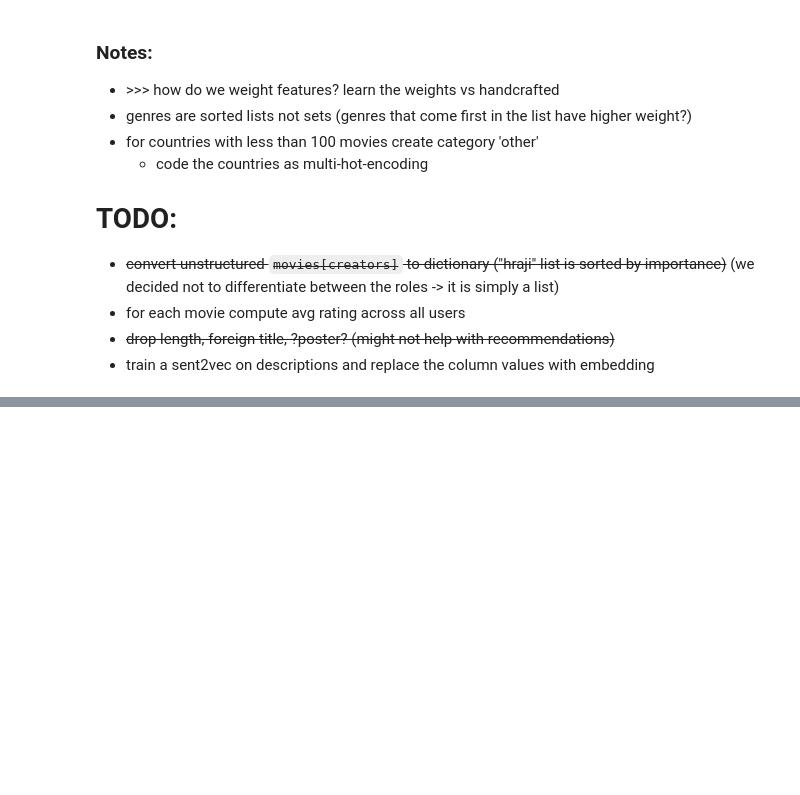
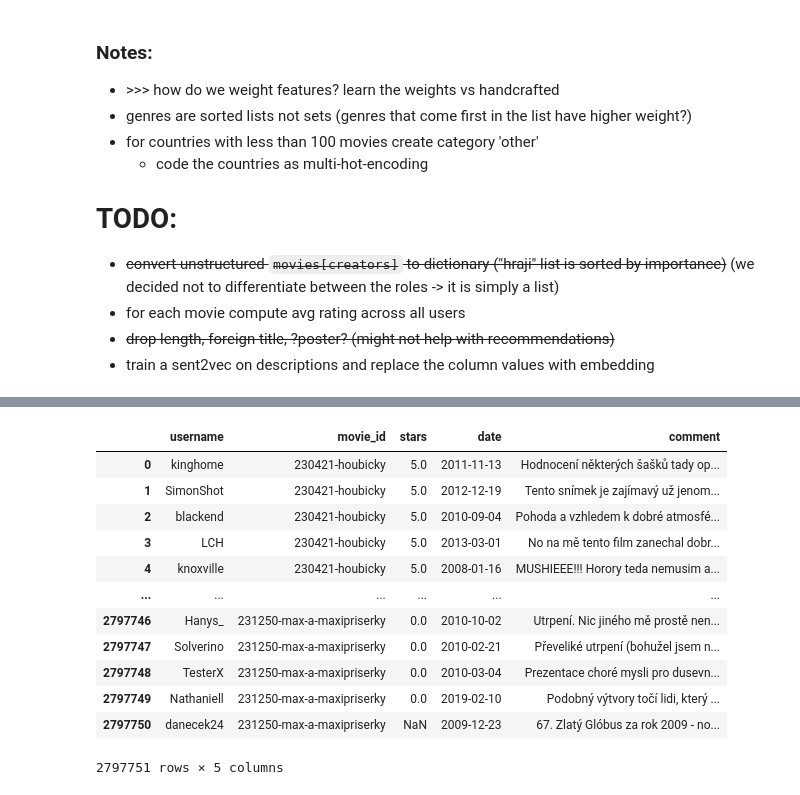
Before and after one commit to prompteus/csfd-movie-recommender, a Jupyter notebook: src/recommend/notebooks/cb_exploration.ipynb, the cells around one changed output, grey strips where cells are left out. Cells and saved outputs as stored; diff of their text form; code cells hidden in the pictures; blank space fills up the shorter version.

```diff
--- a/src/recommend/notebooks/exploration-content.ipynb
+++ b/src/recommend/notebooks/cb_exploration.ipynb
@@ -276,0 +335,16 @@ Created in <span style='font-weight:600;margin-left:4px;'>Deepnote</span></a>
+# %%
+ratings
+# %% [output]
+|  | username | movie_id | stars | date | comment |
+| 0 | kinghome | 230421-houbicky | 5.0 | 2011-11-13 | Hodnocení některých šašků tady op... |
+| 1 | SimonShot | 230421-houbicky | 5.0 | 2012-12-19 | Tento snímek je zajímavý už jenom... |
+| 2 | blackend | 230421-houbicky | 5.0 | 2010-09-04 | Pohoda a vzhledem k dobré atmosfé... |
+| 3 | LCH | 230421-houbicky | 5.0 | 2013-03-01 | No na mě tento film zanechal dobr... |
+| 4 | knoxville | 230421-houbicky | 5.0 | 2008-01-16 | MUSHIEEE!!! Horory teda nemusim a... |
+| ... | ... | ... | ... | ... | ... |
+| 2797746 | Hanys_ | 231250-max-a-maxipriserky | 0.0 | 2010-10-02 | Utrpení. Nic jiného mě prostě nen... |
+| 2797747 | Solverino | 231250-max-a-maxipriserky | 0.0 | 2010-02-21 | Převeliké utrpení (bohužel jsem n... |
+| 2797748 | TesterX | 231250-max-a-maxipriserky | 0.0 | 2010-03-04 | Prezentace choré mysli pro dusevn... |
+| 2797749 | Nathaniell | 231250-max-a-maxipriserky | 0.0 | 2019-02-10 | Podobný výtvory točí lidi, který ... |
+| 2797750 | danecek24 | 231250-max-a-maxipriserky | NaN | 2009-12-23 | 67. Zlatý Glóbus za rok 2009 - no... |
+2797751 rows × 5 columns
```
Also changed, not shown: parts of 11 cells of this notebook.
